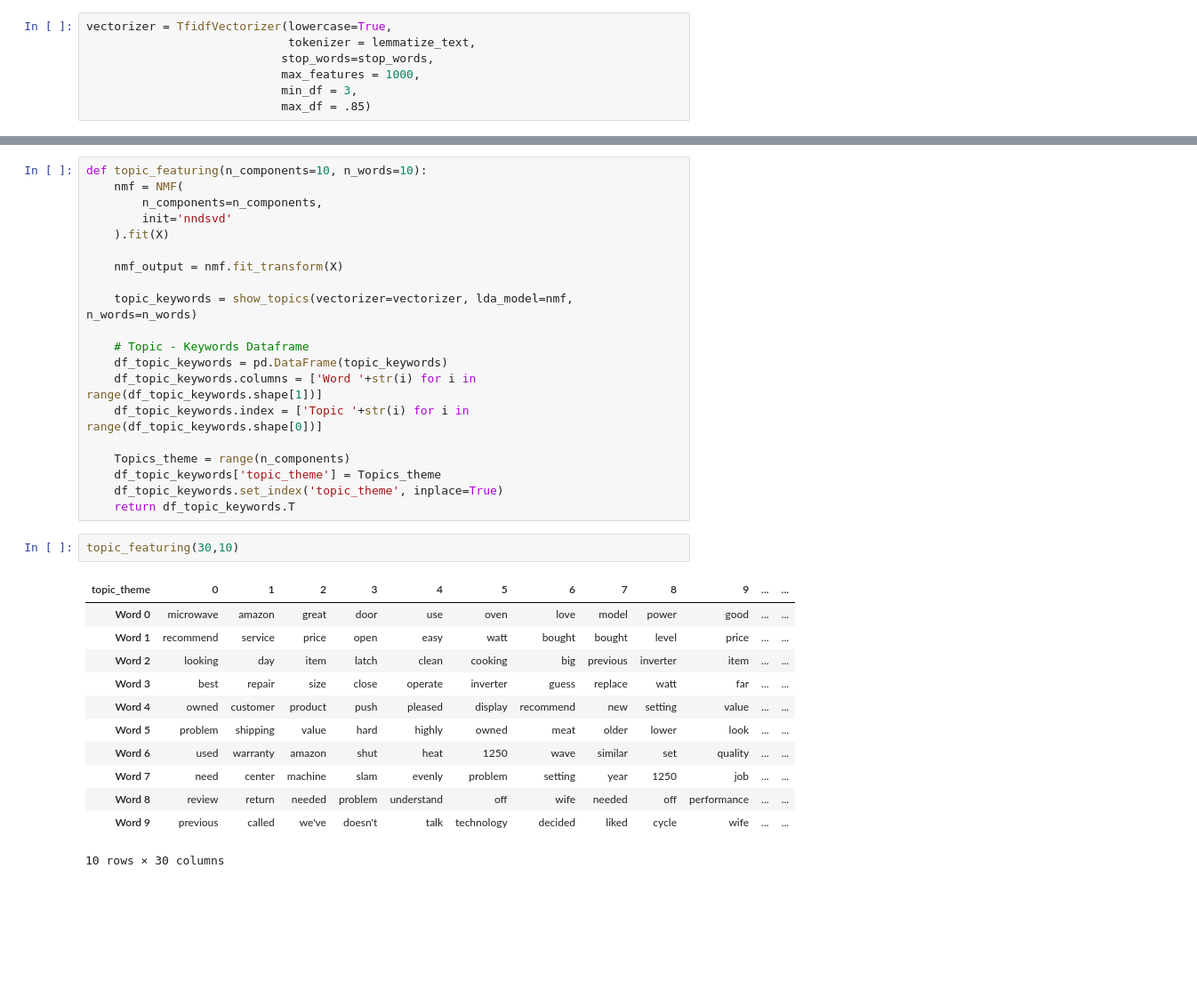
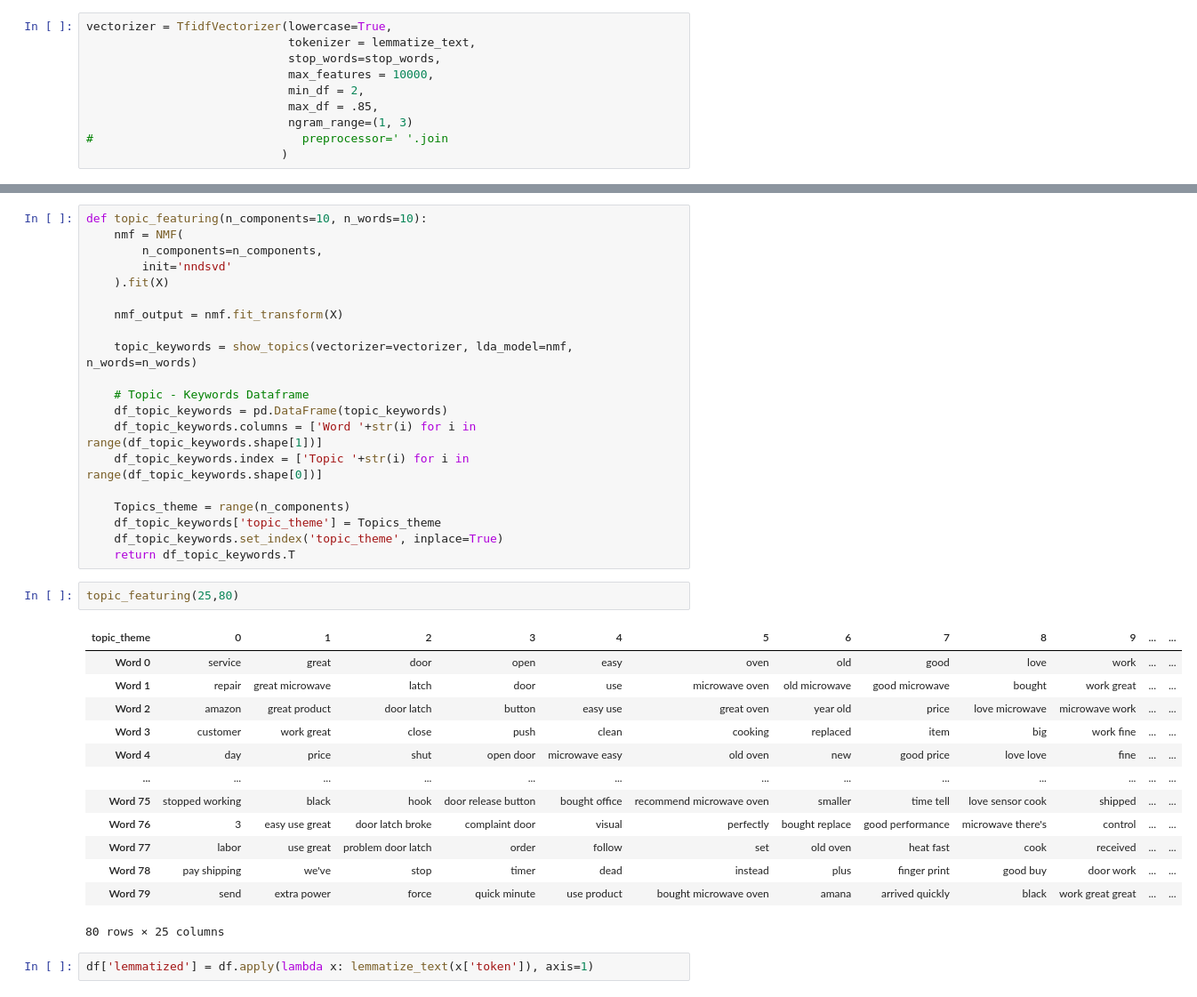
Before and after one commit to GrilledJeez/amazon_product_feature_analysis, a Jupyter notebook: modeling.ipynb, the cells around one changed output, grey strips where cells are left out. Shown at 89% size. Saved outputs shown, nothing was run; the diff lists cells and outputs as text; blank space fills up the shorter version.

```diff
--- a/modeling.ipynb
+++ b/modeling.ipynb
@@ -138,10 +140,13 @@ len(stop_words)
 # %%
 vectorizer = TfidfVectorizer(lowercase=True,
                              tokenizer = lemmatize_text,
-                            stop_words=stop_words,
-                            max_features = 1000,
-                            min_df = 3,
-                            max_df = .85)
+                             stop_words=stop_words,
+                             max_features = 10000,
+                             min_df = 2,
+                             max_df = .85,
+                             ngram_range=(1, 3)
+#                              preprocessor=' '.join
+                            )
 # %%
 X = df['token']
 # %%
@@ -196,18 +201,21 @@ def topic_featuring(n_components=10, n_words=10):
     df_topic_keywords['topic_theme'] = Topics_theme
     df_topic_keywords.set_index('topic_theme', inplace=True)
     return df_topic_keywords.T
-# %%
-topic_featuring(30,10)
-# %% [output]
-| topic_theme | 0 | 1 | 2 | 3 | 4 | 5 | 6 | 7 | 8 | 9 | ... | ... |
-| Word 0 | microwave | amazon | great | door | use | oven | love | model | power | good | ... | ... |
-| Word 1 | recommend | service | price | open | easy | watt | bought | bought | level | price | ... | ... |
-| Word 2 | looking | day | item | latch | clean | cooking | big | previous | inverter | item | ... | ... |
-| Word 3 | best | repair | size | close | operate | inverter | guess | replace | watt | far | ... | ... |
-| Word 4 | owned | customer | product | push | pleased | display | recommend | new | setting | value | ... | ... |
-| Word 5 | problem | shipping | value | hard | highly | owned | meat | older | lower | look | ... | ... |
-| Word 6 | used | warranty | amazon | shut | heat | 1250 | wave | similar | set | quality | ... | ... |
-| Word 7 | need | center | machine | slam | evenly | problem | setting | year | 1250 | job | ... | ... |
-| Word 8 | review | return | needed | problem | understand | off | wife | needed | off | performance | ... | ... |
-| Word 9 | previous | called | we've | doesn't | talk | technology | decided | liked | cycle | wife | ... | ... |
-10 rows × 30 columns
+# %%
+topic_featuring(25,80)
+# %% [output]
+| topic_theme | 0 | 1 | 2 | 3 | 4 | 5 | 6 | 7 | 8 | 9 | ... | ... |
+| Word 0 | service | great | door | open | easy | oven | old | good | love | work | ... | ... |
+| Word 1 | repair | great microwave | latch | door | use | microwave oven | old microwave | good microwave | bought | work great | ... | ... |
+| Word 2 | amazon | great product | door latch | button | easy use | great oven | year old | price | love microwave | microwave work | ... | ... |
+| Word 3 | customer | work great | close | push | clean | cooking | replaced | item | big | work fine | ... | ... |
+| Word 4 | day | price | shut | open door | microwave easy | old oven | new | good price | love love | fine | ... | ... |
+| ... | ... | ... | ... | ... | ... | ... | ... | ... | ... | ... | ... | ... |
+| Word 75 | stopped working | black | hook | door release button | bought office | recommend microwave oven | smaller | time tell | love sensor cook | shipped | ... | ... |
+| Word 76 | 3 | easy use great | door latch broke | complaint door | visual | perfectly | bought replace | good performance | microwave there's | control | ... | ... |
+| Word 77 | labor | use great | problem door latch | order | follow | set | old oven | heat fast | cook | received | ... | ... |
+| Word 78 | pay shipping | we've | stop | timer | dead | instead | plus | finger print | good buy | door work | ... | ... |
+| Word 79 | send | extra power | force | quick minute | use product | bought microwave oven | amana | arrived quickly | black | work great great | ... | ... |
+80 rows × 25 columns
+# %%
+df['lemmatized'] = df.apply(lambda x: lemmatize_text(x['token']), axis=1)
```
Also changed, not shown: parts of 3 cells of this notebook.
